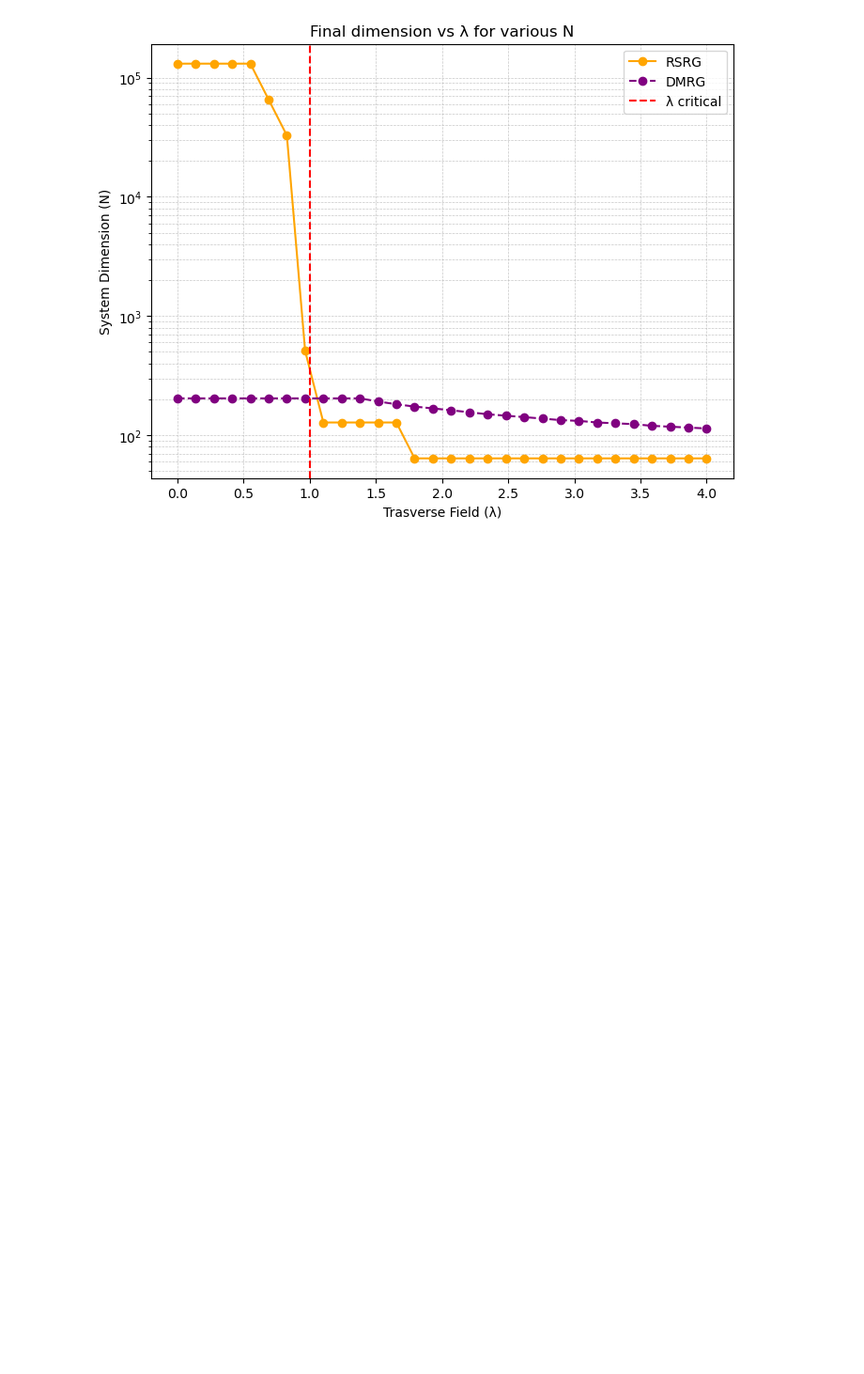
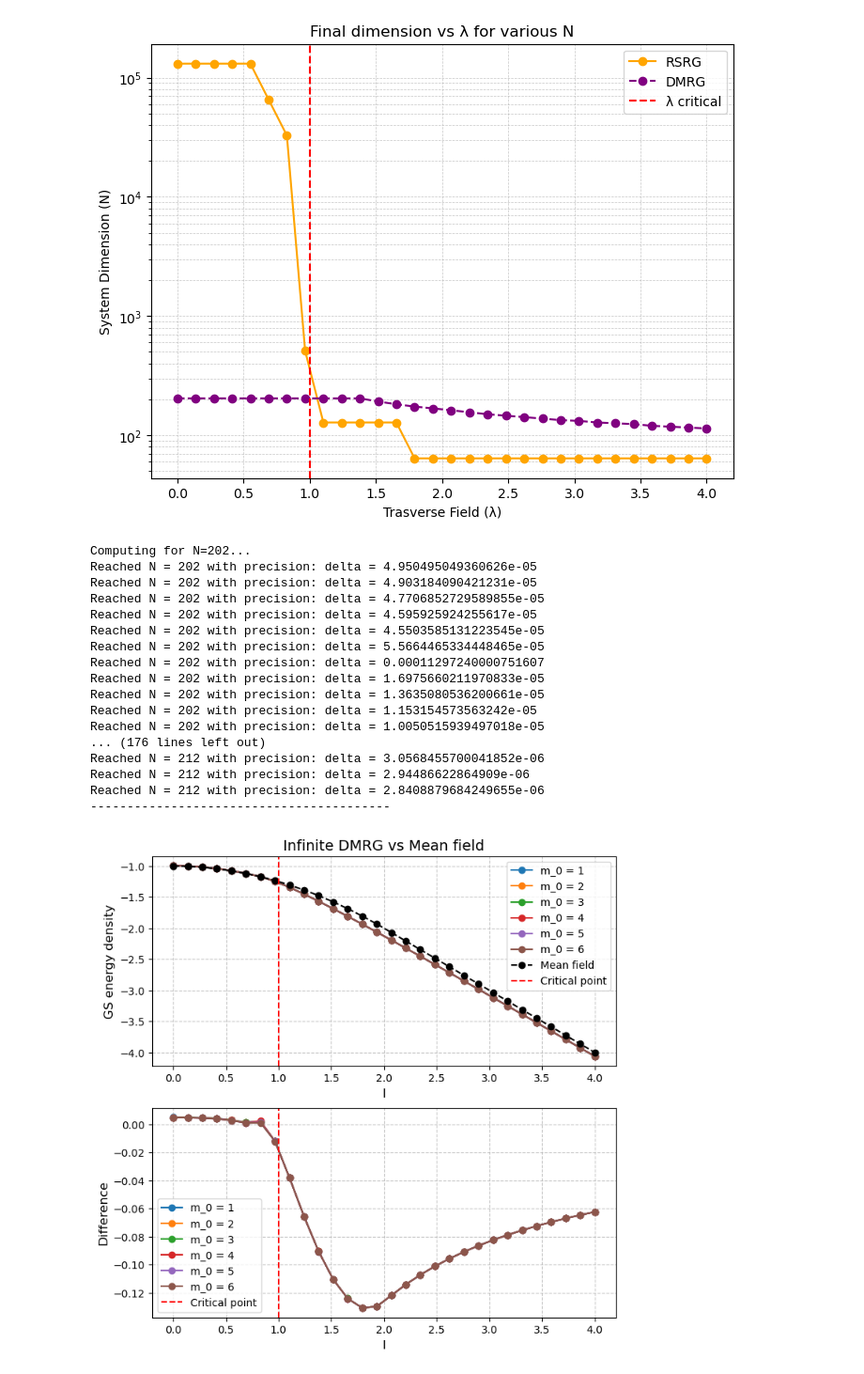
Before and after one commit to pietromalagoli/QIC, a Jupyter notebook: hw/hw8/Ex8_Malagoli.ipynb, the cells around one changed output. Shown: that part at 94% size. Saved outputs shown, nothing was run; the diff lists cells and outputs as text; code cells hidden in the pictures; blank space fills up the shorter version.

```diff
--- a/hw/hw8/Ex8_Malagoli.ipynb
+++ b/hw/hw8/Ex8_Malagoli.ipynb
@@ -214,3 +235,70 @@ plt.savefig('Figures/final_dim_vs.png')
 plt.show()
 # %% [output]
 [figure]
+# %%
+l_values = np.linspace(0, 4, 30)
+mean_field_dict = aux.mean_field(l_values)
+# %%
+m_0_vals = [1, 2, 3, 4, 5, 6]
+m_max = 1
+l_values = np.linspace(0, 4, 30)
+threshold = 1e-15
+max_iter = 100
+
+# Create subplots: one for energy densities and one for residuals
+fig, (ax1, ax2) = plt.subplots(2, 1, figsize=(8, 8))
+
+# First plot: Ground state energy densities
+for m_0 in m_0_vals:
+  gs_energy_densities, _, _, dims = dmrg.update_hamiltonian(l_values, m_0, m_max, threshold, max_iter)
+
+  # Extract y_values and residuals
+  y_values = [gs_energy_densities[(list(dims.values())[0], l)] for l in l_values]
+  residuals = [gs_energy_densities[(list(dims.values())[0], l)] - mean_field_dict[l] for l in l_values]
+
+  # Plot energy densities
+  ax1.plot(l_values, y_values, label=f'm_0 = {m_0}', marker='o')
+
+  # Plot residuals
+  ax2.plot(l_values, residuals, label=f'm_0 = {m_0}', marker='o')
+
+# Add the mean field to the first plot
+ax1.plot(l_values, list(mean_field_dict.values()), label='Mean field', marker='o', linestyle='--', color='k')
+ax1.axvline(x=1, color='red', linestyle='--', label='Critical point')
+ax2.axvline(x=1, color='red', linestyle='--', label='Critical point')
+
+# Customize the first plot
+ax1.set_ylabel('GS energy density', fontsize=12)
+ax1.set_xlabel('l', fontsize=12)
+ax1.set_title('Infinite DMRG vs Mean field', fontsize=14)
+ax1.legend()
+ax1.grid(visible=True, linestyle='--', alpha=0.7)
+
+# Customize the second plot
+ax2.set_xlabel('l', fontsize=12)
+ax2.set_ylabel('Difference', fontsize=12)
+ax2.legend()
+ax2.grid(visible=True, linestyle='--', alpha=0.7)
+
+# Show the plots
+plt.savefig('Figures/mean_field_vs.png')
+plt.show()
+# %% [output]
+Computing for N=202...
+Reached N = 202 with precision: delta = 4.950495049360626e-05
+Reached N = 202 with precision: delta = 4.903184090421231e-05
+Reached N = 202 with precision: delta = 4.7706852729589855e-05
+Reached N = 202 with precision: delta = 4.595925924255617e-05
+Reached N = 202 with precision: delta = 4.5503585131223545e-05
+Reached N = 202 with precision: delta = 5.5664465334448465e-05
+Reached N = 202 with precision: delta = 0.00011297240000751607
+Reached N = 202 with precision: delta = 1.6975660211970833e-05
+Reached N = 202 with precision: delta = 1.3635080536200661e-05
+Reached N = 202 with precision: delta = 1.153154573563242e-05
+Reached N = 202 with precision: delta = 1.0050515939497018e-05
+... (176 lines left out)
+Reached N = 212 with precision: delta = 3.0568455700041852e-06
+Reached N = 212 with precision: delta = 2.94486622864909e-06
+Reached N = 212 with precision: delta = 2.8408879684249655e-06
+-----------------------------------------
+[figure, added]
```
Also changed, not shown: parts of 3 cells of this notebook, 4 other files.
